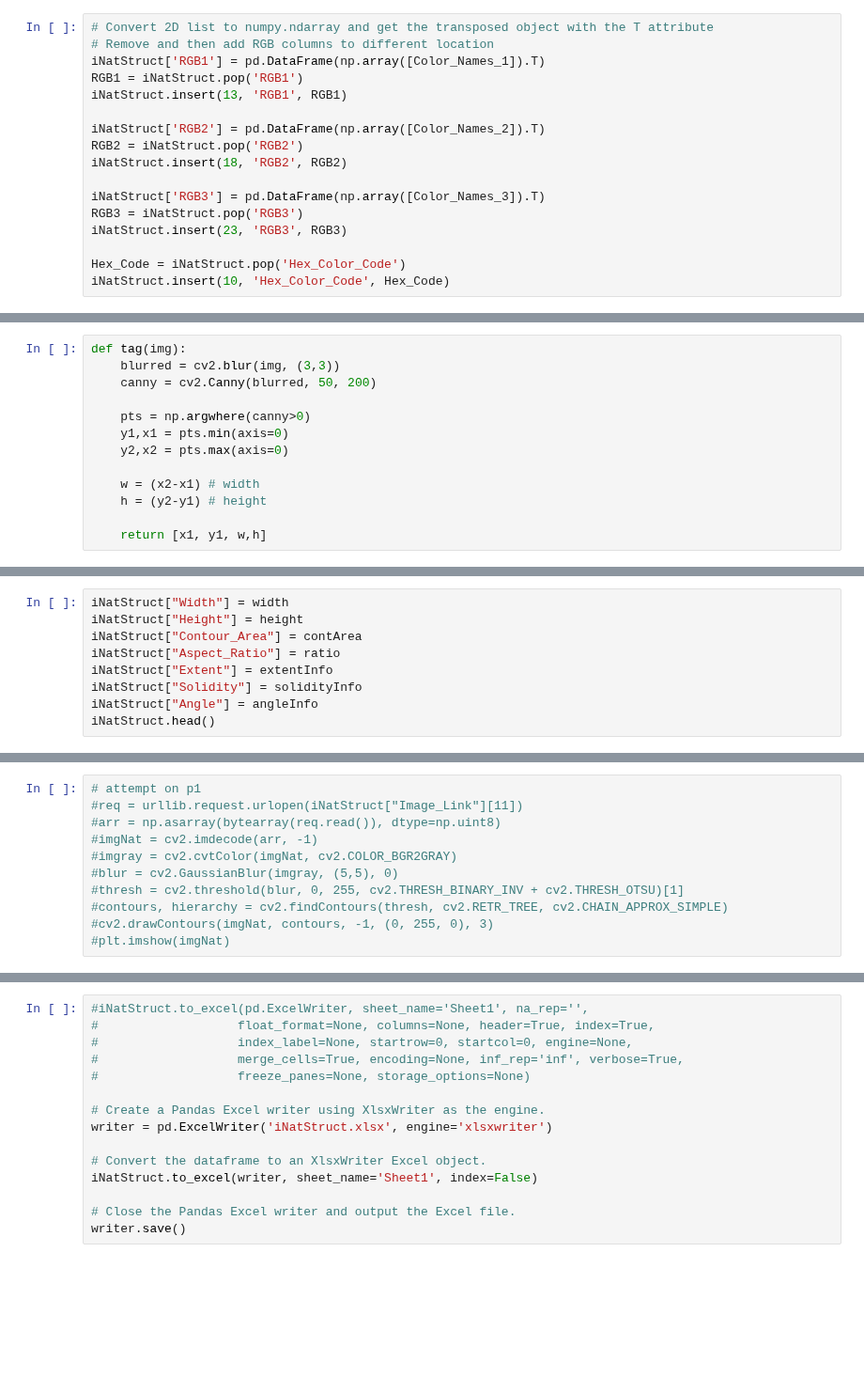
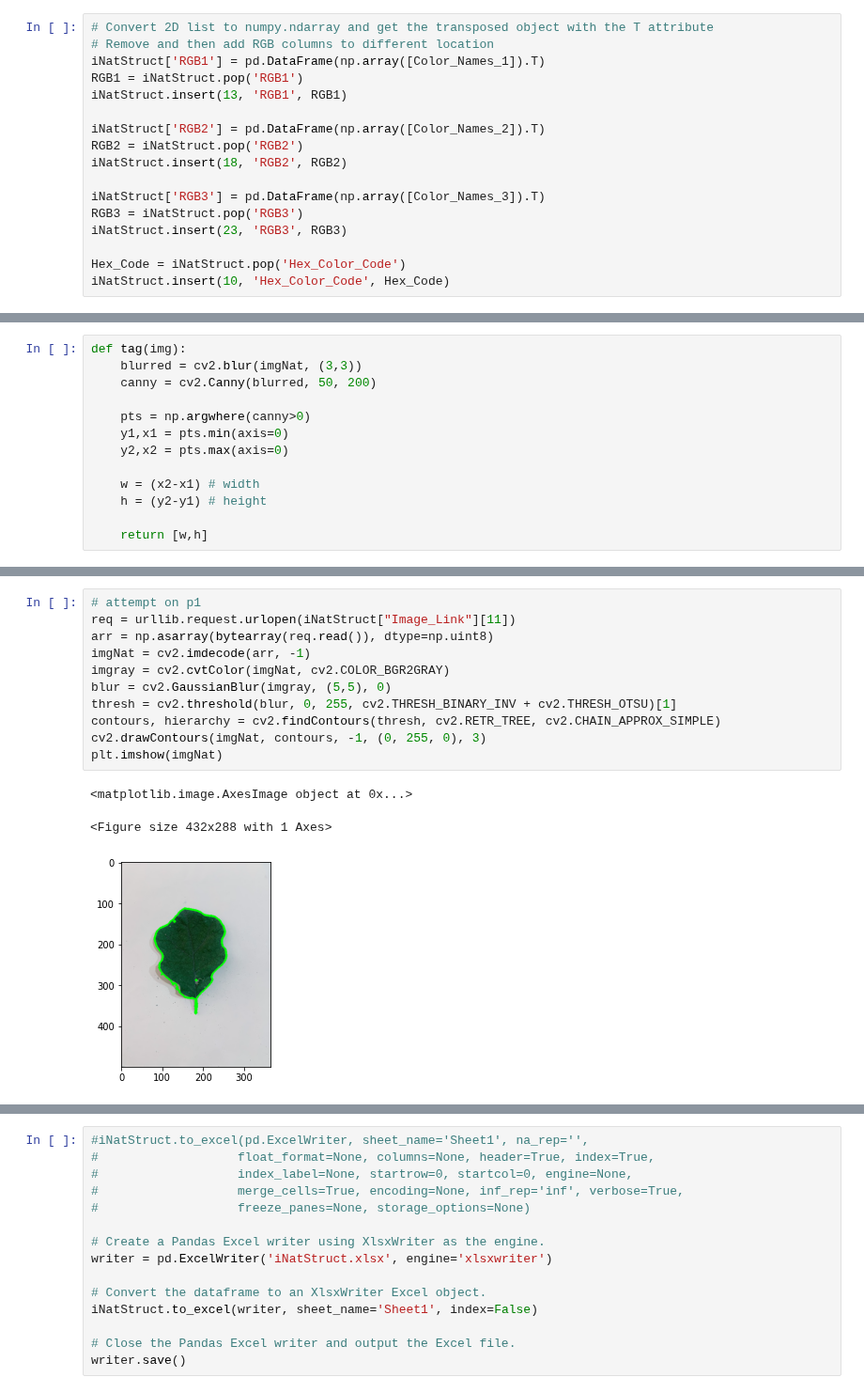
Before and after one commit to JiayueLin-CS/Quest_Project_2022, a Jupyter notebook: Quest_Project_2022.ipynb, the cells around one changed output, grey strips where cells are left out. Shown at 94% size. Saved outputs shown, nothing was run; the diff lists cells and outputs as text; blank space fills up the shorter version.

```diff
--- a/Quest_Project_2022.ipynb
+++ b/Quest_Project_2022.ipynb
@@ -568,6 +563,6 @@ iNatStruct.insert(10, 'Hex_Color_Code', Hex_Code)
 # %%
 def tag(img):
-    blurred = cv2.blur(img, (3,3))
+    blurred = cv2.blur(imgNat, (3,3))
     canny = cv2.Canny(blurred, 50, 200)
 
     pts = np.argwhere(canny>0)
@@ -577,5 +572,5 @@ def tag(img):
     w = (x2-x1) # width
     h = (y2-y1) # height
 
-    return [x1, y1, w,h]
+    return [w,h]
 # %%
@@ -759,9 +678,0 @@ w1 and h1 is 383 217
-# %%
-iNatStruct["Width"] = width
-iNatStruct["Height"] = height
-iNatStruct["Contour_Area"] = contArea
-iNatStruct["Aspect_Ratio"] = ratio
-iNatStruct["Extent"] = extentInfo
-iNatStruct["Solidity"] = solidityInfo
-iNatStruct["Angle"] = angleInfo
-iNatStruct.head()
@@ -826,11 +705,15 @@ iNatStruct.head()
 # %%
 # attempt on p1
-#req = urllib.request.urlopen(iNatStruct["Image_Link"][11])
-#arr = np.asarray(bytearray(req.read()), dtype=np.uint8)
-#imgNat = cv2.imdecode(arr, -1)
-#imgray = cv2.cvtColor(imgNat, cv2.COLOR_BGR2GRAY)
-#blur = cv2.GaussianBlur(imgray, (5,5), 0)
-#thresh = cv2.threshold(blur, 0, 255, cv2.THRESH_BINARY_INV + cv2.THRESH_OTSU)[1]
-#contours, hierarchy = cv2.findContours(thresh, cv2.RETR_TREE, cv2.CHAIN_APPROX_SIMPLE)
-#cv2.drawContours(imgNat, contours, -1, (0, 255, 0), 3)
-#plt.imshow(imgNat)
+req = urllib.request.urlopen(iNatStruct["Image_Link"][11])
+arr = np.asarray(bytearray(req.read()), dtype=np.uint8)
+imgNat = cv2.imdecode(arr, -1)
+imgray = cv2.cvtColor(imgNat, cv2.COLOR_BGR2GRAY)
+blur = cv2.GaussianBlur(imgray, (5,5), 0)
+thresh = cv2.threshold(blur, 0, 255, cv2.THRESH_BINARY_INV + cv2.THRESH_OTSU)[1]
+contours, hierarchy = cv2.findContours(thresh, cv2.RETR_TREE, cv2.CHAIN_APPROX_SIMPLE)
+cv2.drawContours(imgNat, contours, -1, (0, 255, 0), 3)
+plt.imshow(imgNat)
+# %% [output]
+<matplotlib.image.AxesImage object at 0x...>
+<Figure size 432x288 with 1 Axes>
+[figure, added]
```
Also changed, not shown: parts of 28 cells of this notebook, 2 other files.
